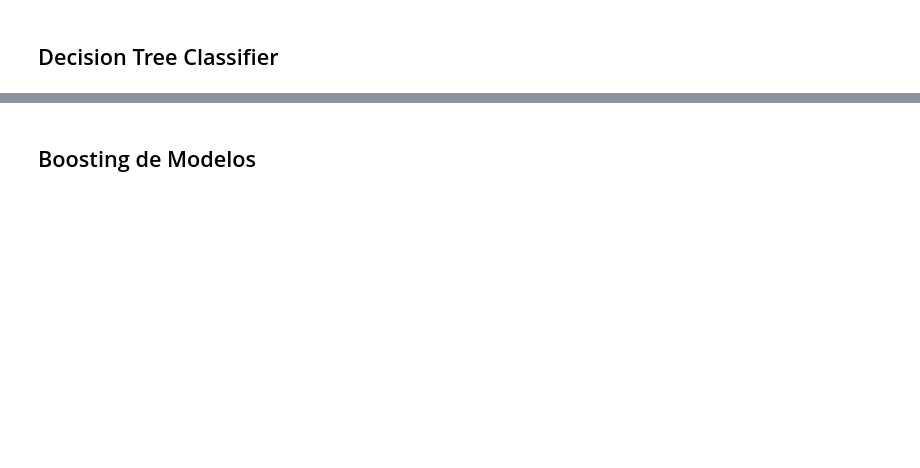
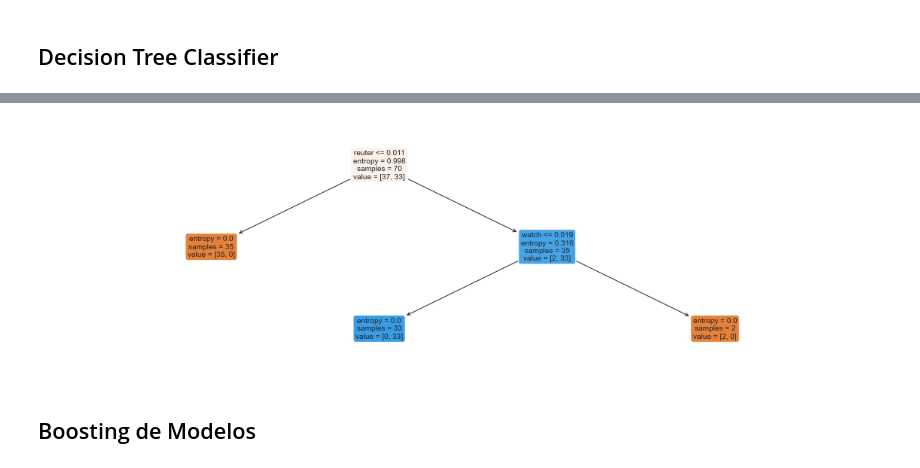
Before and after one commit to germanscillato/DS_DIGITALHOUSE-TP-INTEGRADOR, a Jupyter notebook: fakenews_organizada.ipynb, the cells around one changed output, grey strips where cells are left out. Drawn from its saved outputs; the diff is of its cells as text; code cells hidden in the pictures; blank space fills up the shorter version.

Commit message:
bug plot arbol.

```diff
--- a/fakenews_organizada.ipynb
+++ b/fakenews_organizada.ipynb
@@ -484,7 +497,12 @@ plt.xlabel('Etiquetas predichas');
 # %%
+
+##### Cambio X_train_dense a X_train, por no dejar usar to_dense a un df en anotación anterior celda logistca.
+
 plt.figure(figsize=(20,6))
-tree.plot_tree(my_tree,feature_names = X_train_dense.columns,filled=True,rounded=True, fontsize = 10)
+tree.plot_tree(my_tree,feature_names = X_train.columns,filled=True,rounded=True, fontsize = 10)
 plt.show()
+# %% [output]
+[figure, added]
 # %% [markdown]
 ## Boosting de Modelos
 # %%
```
Also changed, not shown: parts of 10 cells of this notebook.
